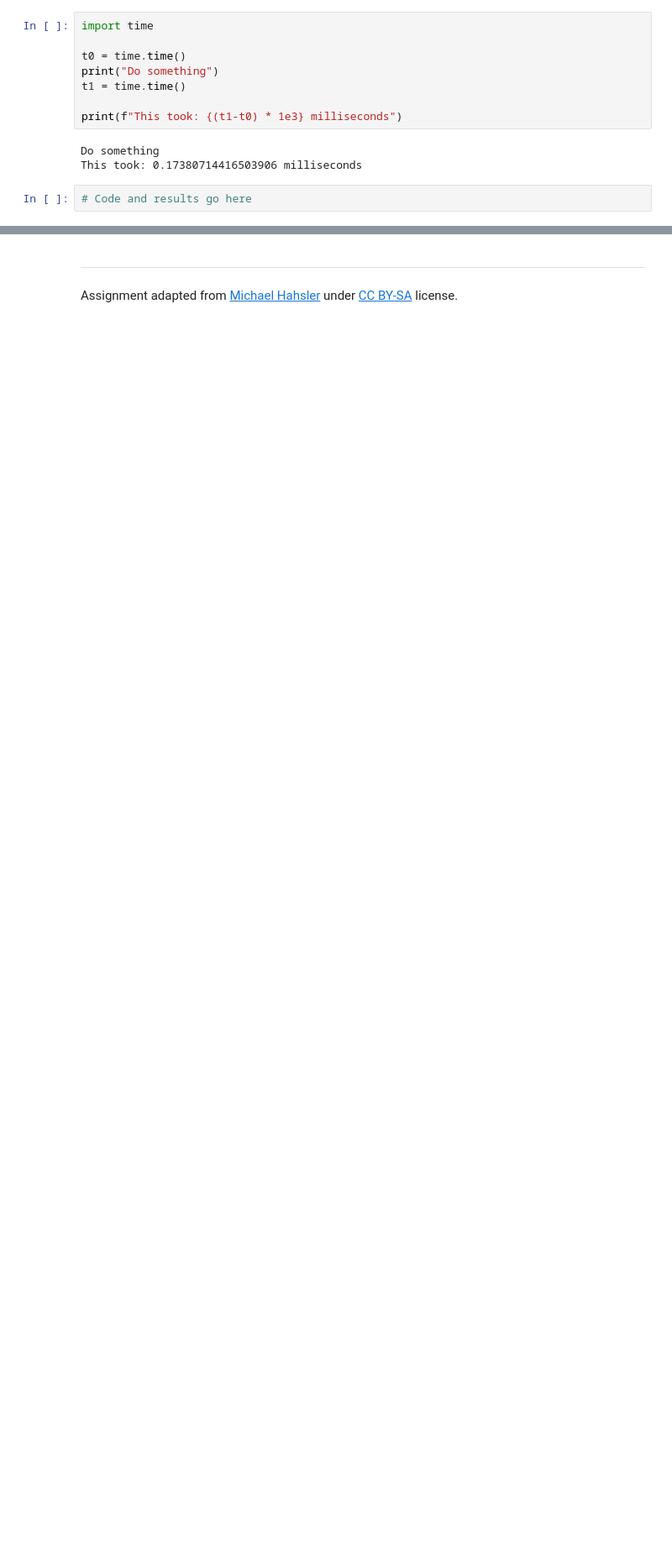
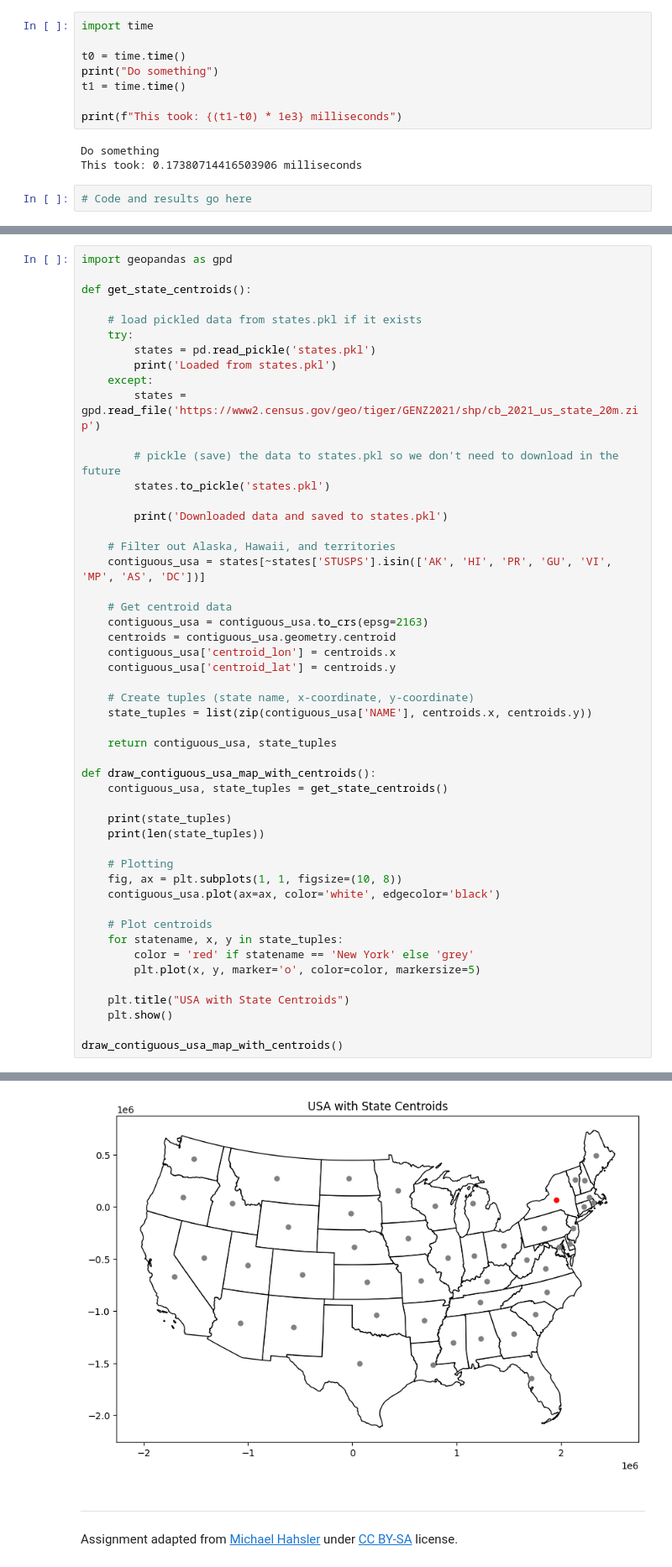
Before and after one commit to stanleybak/CS7320-AI, a Jupyter notebook: ComplexSearch/tsp2.ipynb, the cells around one changed output, grey strips where cells are left out. Shown: that part at 84% size. Cells and saved outputs as stored; diff of their text form; blank space fills up the shorter version.

```diff
--- a/ComplexSearch/tsp2.ipynb
+++ b/ComplexSearch/tsp2.ipynb
@@ -204,0 +207,51 @@ Plot the minimum 2-tour that you find in red and blue, like was done before for
+# %%
+import geopandas as gpd
+
+def get_state_centroids():
+
+    # load pickled data from states.pkl if it exists
+    try:
+        states = pd.read_pickle('states.pkl')
+        print('Loaded from states.pkl')
+    except:
+        states = gpd.read_file('https://www2.census.gov/geo/tiger/GENZ2021/shp/cb_2021_us_state_20m.zip')
+
+        # pickle (save) the data to states.pkl so we don't need to download in the future
+        states.to_pickle('states.pkl')
+
+        print('Downloaded data and saved to states.pkl')
+
+    # Filter out Alaska, Hawaii, and territories
+    contiguous_usa = states[~states['STUSPS'].isin(['AK', 'HI', 'PR', 'GU', 'VI', 'MP', 'AS', 'DC'])]
+
+    # Get centroid data
+    contiguous_usa = contiguous_usa.to_crs(epsg=2163)
+    centroids = contiguous_usa.geometry.centroid
+    contiguous_usa['centroid_lon'] = centroids.x
+    contiguous_usa['centroid_lat'] = centroids.y
+
+    # Create tuples (state name, x-coordinate, y-coordinate)
+    state_tuples = list(zip(contiguous_usa['NAME'], centroids.x, centroids.y))
+
+    return contiguous_usa, state_tuples
+
+def draw_contiguous_usa_map_with_centroids():
+    contiguous_usa, state_tuples = get_state_centroids()
+
+    print(state_tuples)
+    print(len(state_tuples))
+
+    # Plotting
+    fig, ax = plt.subplots(1, 1, figsize=(10, 8))
+    contiguous_usa.plot(ax=ax, color='white', edgecolor='black')
+
+    # Plot centroids
+    for statename, x, y in state_tuples:
+        color = 'red' if statename == 'New York' else 'grey'
+        plt.plot(x, y, marker='o', color=color, markersize=5)
+
+    plt.title("USA with State Centroids")
+    plt.show()
+
+draw_contiguous_usa_map_with_centroids()
+# %% [output]
@@ -205,3 +261,4 @@ Plot the minimum 2-tour that you find in red and blue, like was done before for
+[figure, added]
 # %% [markdown]
 
 
```
Also changed, not shown: parts of 6 cells of this notebook.
